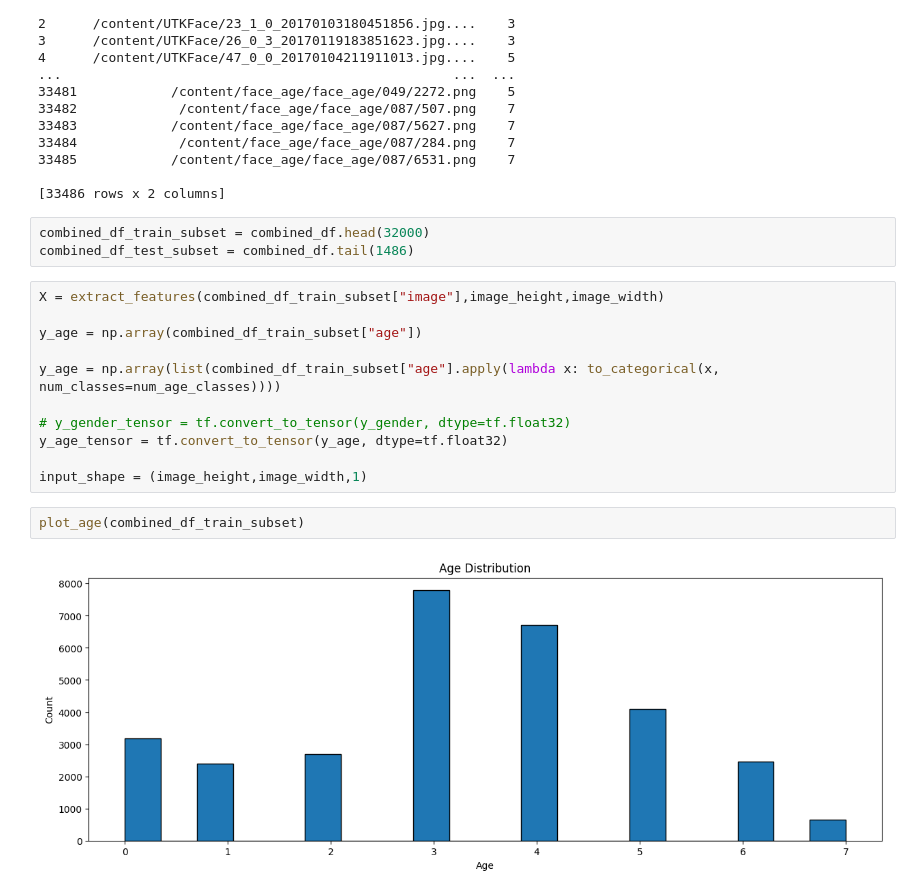
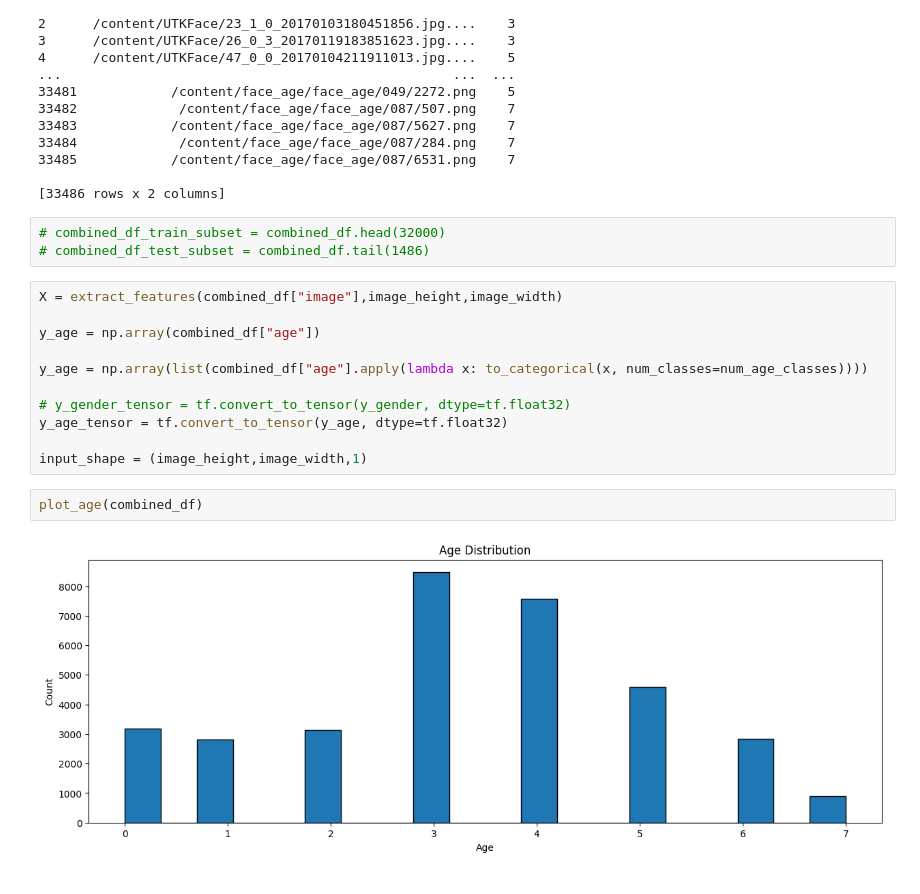
Before and after one commit to VladimirVladetic/AgePrediction, a Jupyter notebook: AgeModel.ipynb, the cells around one changed output. Drawn from its saved outputs; the diff is of its cells as text.

```diff
--- a/AgeModel.ipynb
+++ b/AgeModel.ipynb
@@ -207,20 +207,20 @@ print(combined_df)
 
 [33486 rows x 2 columns]
 # %%
-combined_df_train_subset = combined_df.head(32000)
-combined_df_test_subset = combined_df.tail(1486)
+# combined_df_train_subset = combined_df.head(32000)
+# combined_df_test_subset = combined_df.tail(1486)
 # %%
-X = extract_features(combined_df_train_subset["image"],image_height,image_width)
+X = extract_features(combined_df["image"],image_height,image_width)
 
-y_age = np.array(combined_df_train_subset["age"])
+y_age = np.array(combined_df["age"])
 
-y_age = np.array(list(combined_df_train_subset["age"].apply(lambda x: to_categorical(x, num_classes=num_age_classes))))
+y_age = np.array(list(combined_df["age"].apply(lambda x: to_categorical(x, num_classes=num_age_classes))))
 
 # y_gender_tensor = tf.convert_to_tensor(y_gender, dtype=tf.float32)
 y_age_tensor = tf.convert_to_tensor(y_age, dtype=tf.float32)
 
 input_shape = (image_height,image_width,1)
 # %%
-plot_age(combined_df_train_subset)
+plot_age(combined_df)
 # %% [output]
-[figure, old version]
+[figure, new version]
```
Also changed, not shown: parts of 3 cells of this notebook.
